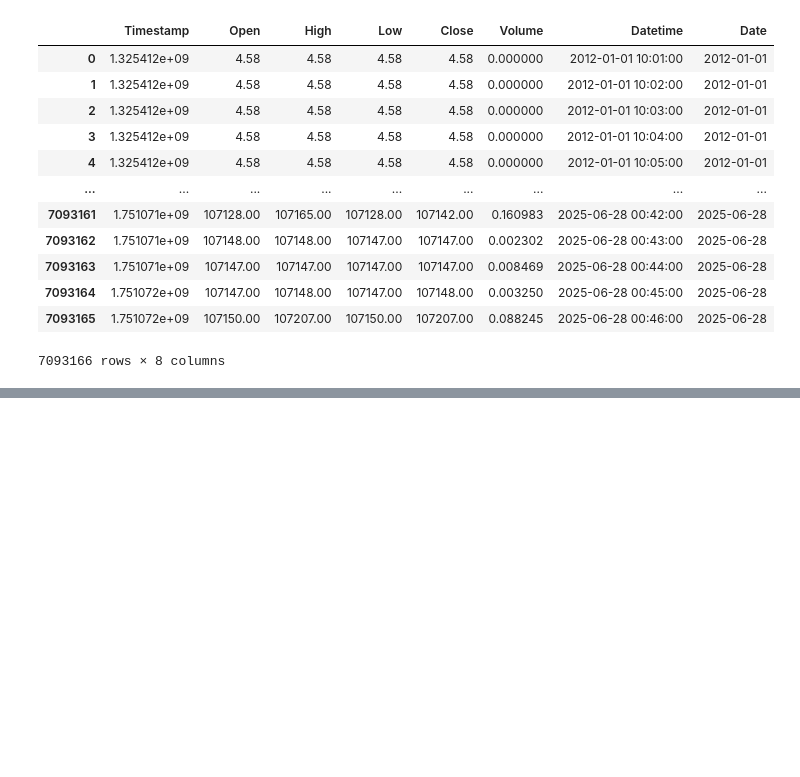
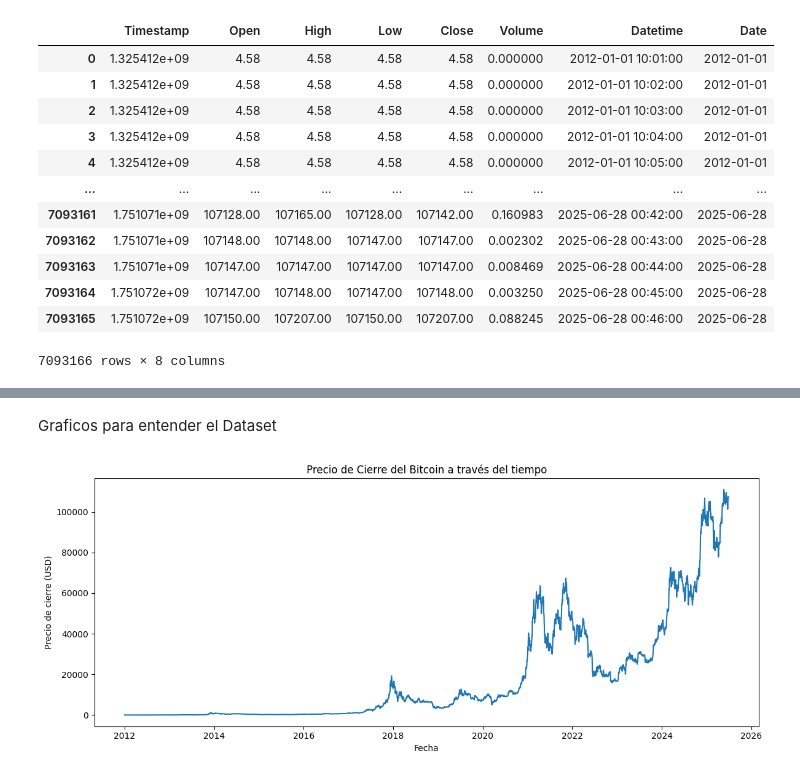
Before and after one commit to DavierGonz/ModeloPredictivoBitcoin, a Jupyter notebook: ModeloPredictivoBitcoin.ipynb, the cells around one changed output, grey strips where cells are left out. Drawn from its saved outputs; the diff is of its cells as text; code cells hidden in the pictures; blank space fills up the shorter version.

Commit message:
feat: dataset cleaning

```diff
--- a/ModeloPredictivoBitcoin.ipynb
+++ b/ModeloPredictivoBitcoin.ipynb
@@ -114,0 +117,3 @@ df
+# %%
+df = df.groupby("Date")[["Open", "High", "Low", "Close", "Volume"]].mean()
+df
@@ -114,0 +135,13 @@ df
+# %% [markdown]
+Graficos para entender el Dataset
+# %%
+plt.figure(figsize=(12, 5))
+sns.lineplot(data=df, x=df.index, y="Close")
+
+plt.title("Precio de Cierre del Bitcoin a través del tiempo")
+plt.xlabel("Fecha")
+plt.ylabel("Precio de cierre (USD)")
+plt.tight_layout()
+plt.show()
+# %% [output]
+[figure, added]
```
Also changed, not shown: parts of 2 cells of this notebook.
